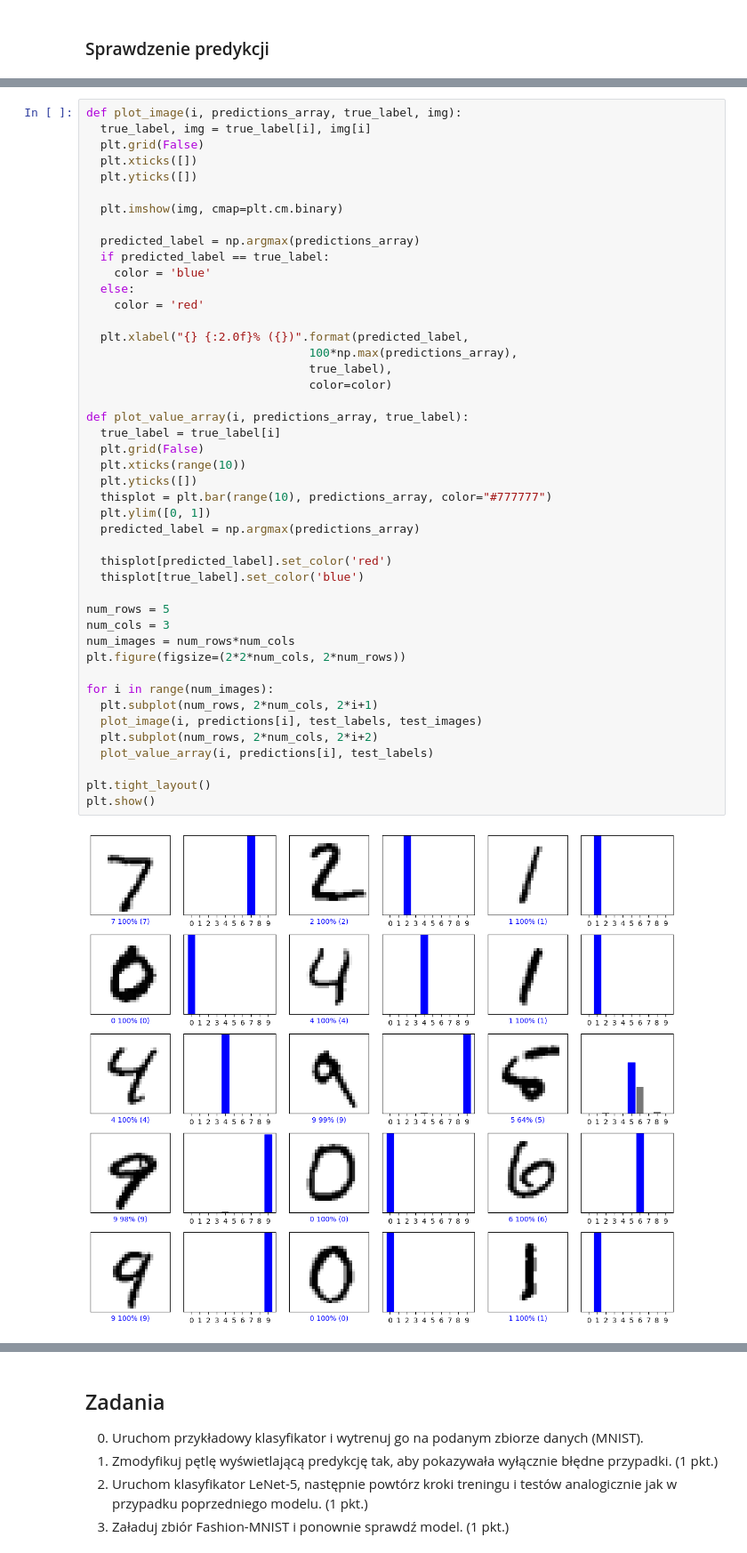
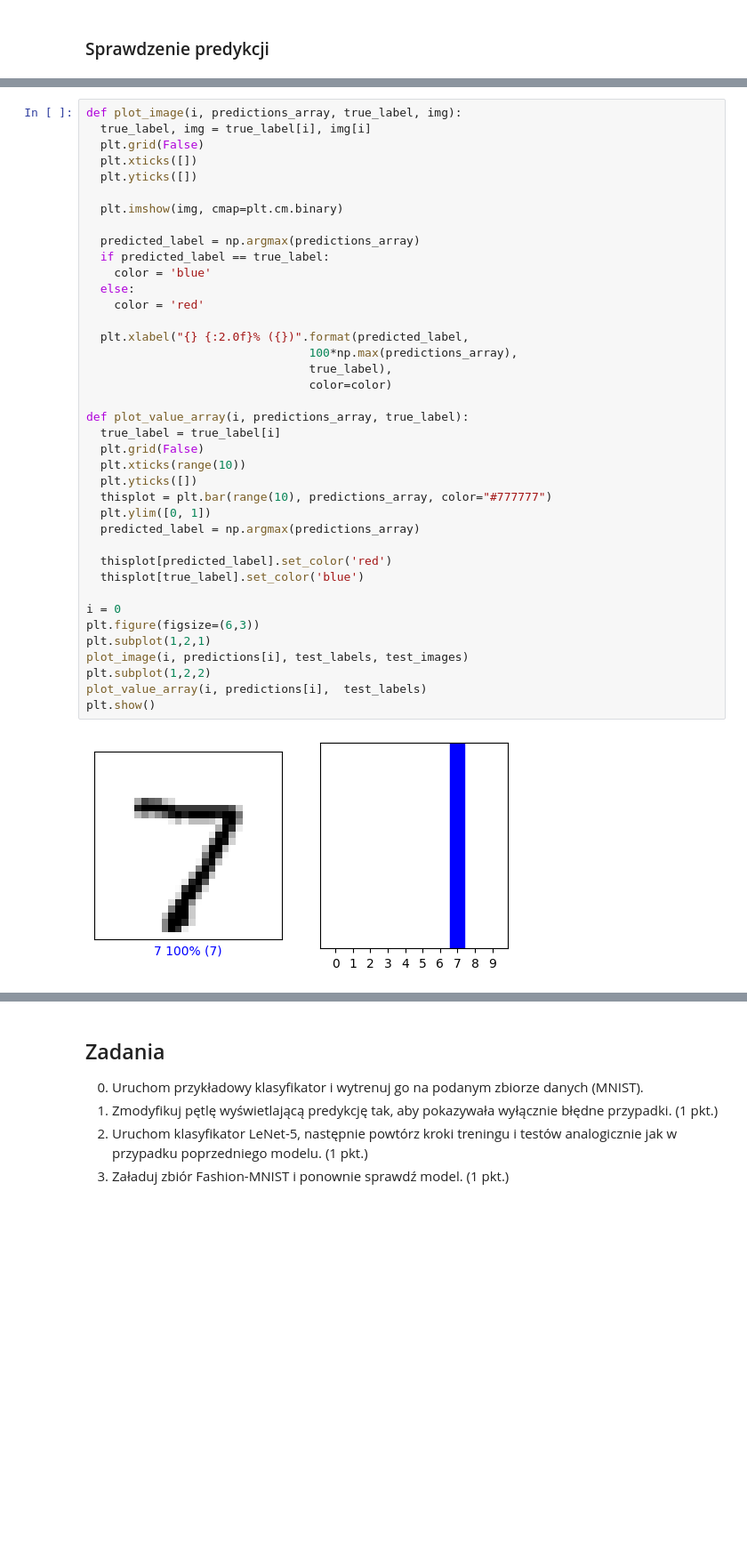
Before and after one commit to piotrsok2/cv-course, a Jupyter notebook: exercises/CNN.ipynb, the cells around one changed output, grey strips where cells are left out. Shown: that part at 89% size. Cells and saved outputs as stored; diff of their text form; blank space fills up the shorter version.

Commit message:
Fix predictions presentation

```diff
--- a/exercises/CNN.ipynb
+++ b/exercises/CNN.ipynb
@@ -141,43 +144,37 @@ def plot_image(i, predictions_array, true_label, img):
   plt.xticks([])
   plt.yticks([])
 
   plt.imshow(img, cmap=plt.cm.binary)
 
   predicted_label = np.argmax(predictions_array)
   if predicted_label == true_label:
     color = 'blue'
   else:
     color = 'red'
 
   plt.xlabel("{} {:2.0f}% ({})".format(predicted_label,
                                 100*np.max(predictions_array),
                                 true_label),
                                 color=color)
 
 def plot_value_array(i, predictions_array, true_label):
   true_label = true_label[i]
   plt.grid(False)
   plt.xticks(range(10))
   plt.yticks([])
   thisplot = plt.bar(range(10), predictions_array, color="#777777")
   plt.ylim([0, 1])
   predicted_label = np.argmax(predictions_array)
 
   thisplot[predicted_label].set_color('red')
   thisplot[true_label].set_color('blue')
 
-num_rows = 5
-num_cols = 3
-num_images = num_rows*num_cols
-plt.figure(figsize=(2*2*num_cols, 2*num_rows))
-
-for i in range(num_images):
-  plt.subplot(num_rows, 2*num_cols, 2*i+1)
-  plot_image(i, predictions[i], test_labels, test_images)
-  plt.subplot(num_rows, 2*num_cols, 2*i+2)
-  plot_value_array(i, predictions[i], test_labels)
-
-plt.tight_layout()
+i = 0
+plt.figure(figsize=(6,3))
+plt.subplot(1,2,1)
+plot_image(i, predictions[i], test_labels, test_images)
+plt.subplot(1,2,2)
+plot_value_array(i, predictions[i],  test_labels)
 plt.show()
 # %% [output]
-[figure, old version]
+[figure, new version]
```
Also changed, not shown: parts of 5 cells of this notebook.
